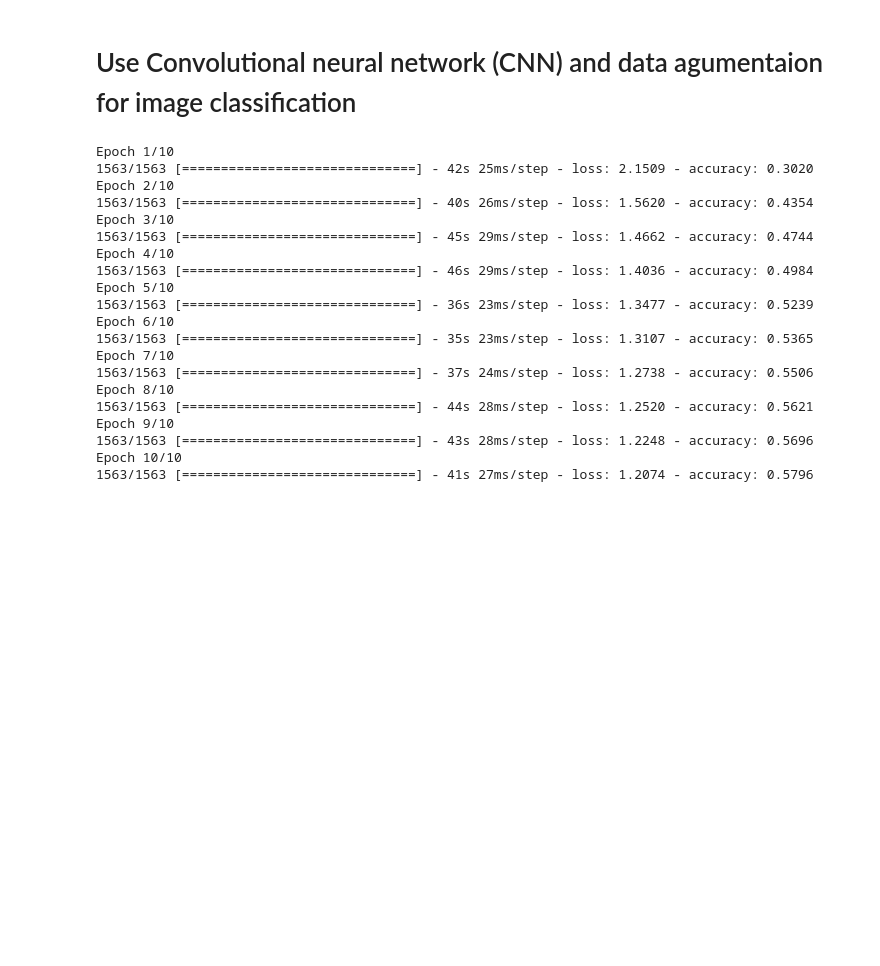
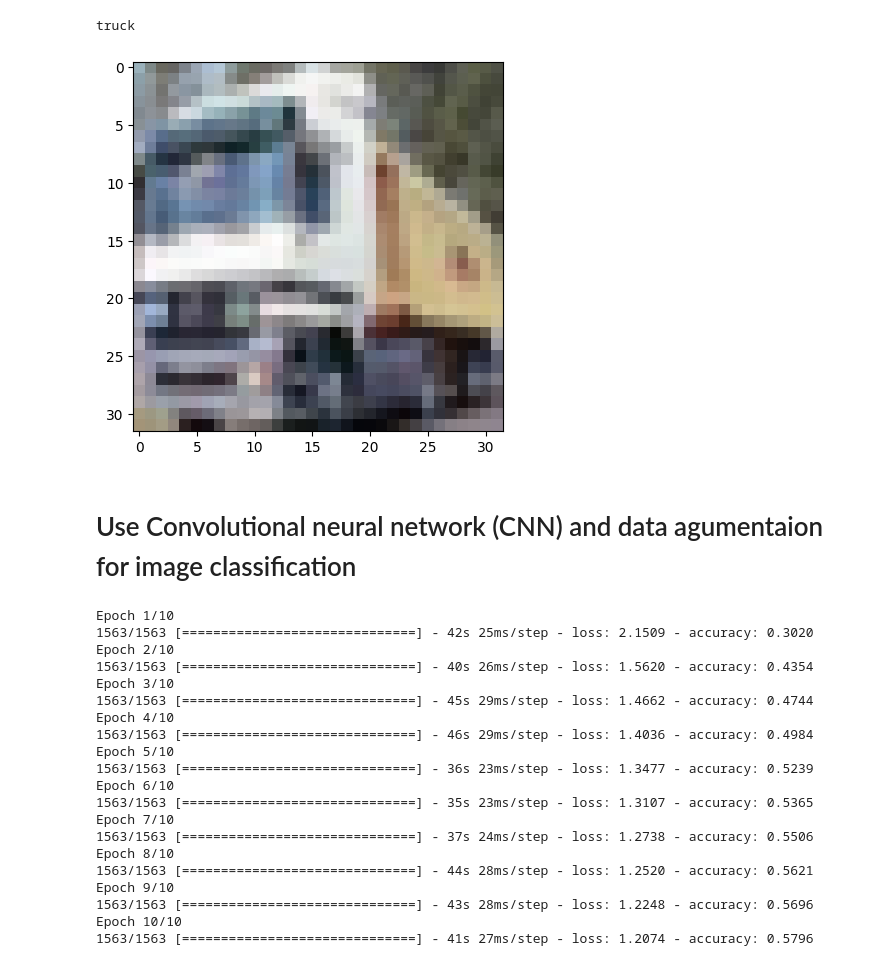
Before and after one commit to marzieh-saeedimasine/Deep-Learning, a Jupyter notebook: TransferLearning-CIFAR-Project.ipynb, the cells around one changed output. Saved outputs shown, nothing was run; the diff lists cells and outputs as text; code cells hidden in the pictures; blank space fills up the shorter version.

```diff
--- a/TransferLearning-CIFAR-Project.ipynb
+++ b/TransferLearning-CIFAR-Project.ipynb
@@ -25,6 +28,13 @@ To enable the following instructions: AVX2 FMA, in other operations, rebuild Ten
 # %%
 xtrain=xtrain/255
 xtest=xtest/255
+# %%
+classes = ['airplane', 'automobile', 'bird', 'cat', 'deer', 'dog', 'frog', 'horse', 'ship', 'truck']
+plt.imshow(xtrain[1])
+print(classes[ytrain[1][0]])
+# %% [output]
+truck
+[figure, added]
 # %% [markdown]
 # Use Convolutional neural network (CNN) and data agumentaion for image classification
 # %%
```
Also changed, not shown: parts of 17 cells of this notebook, 8 other files.
